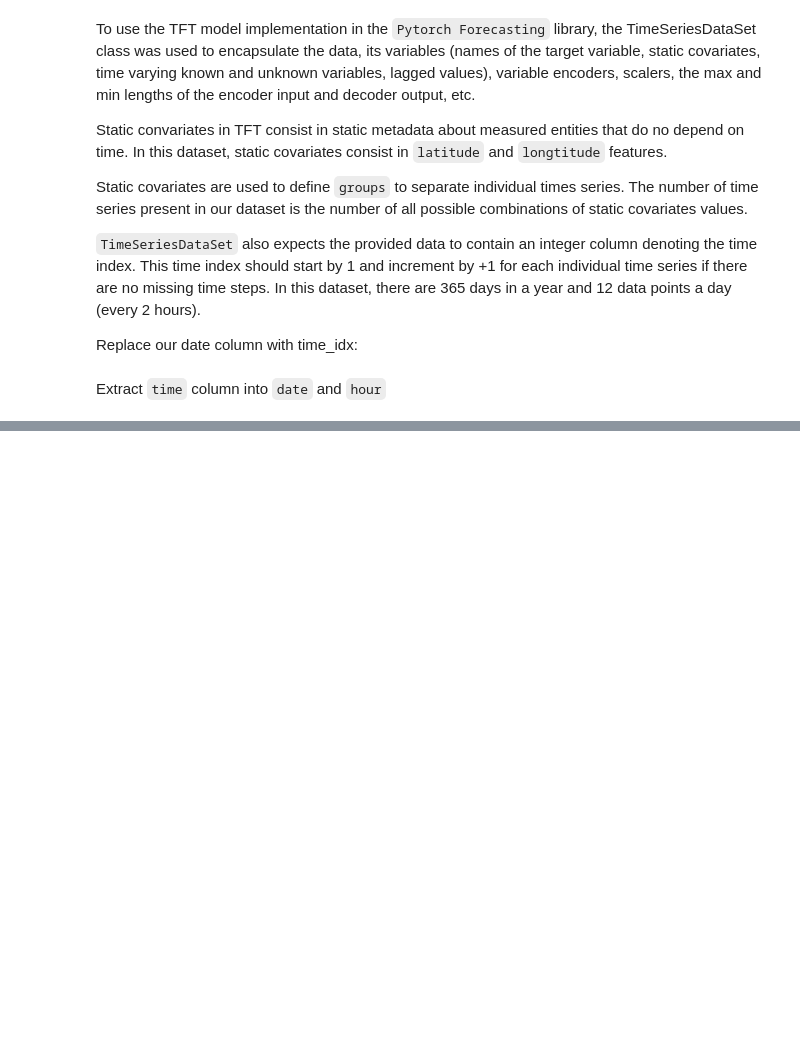
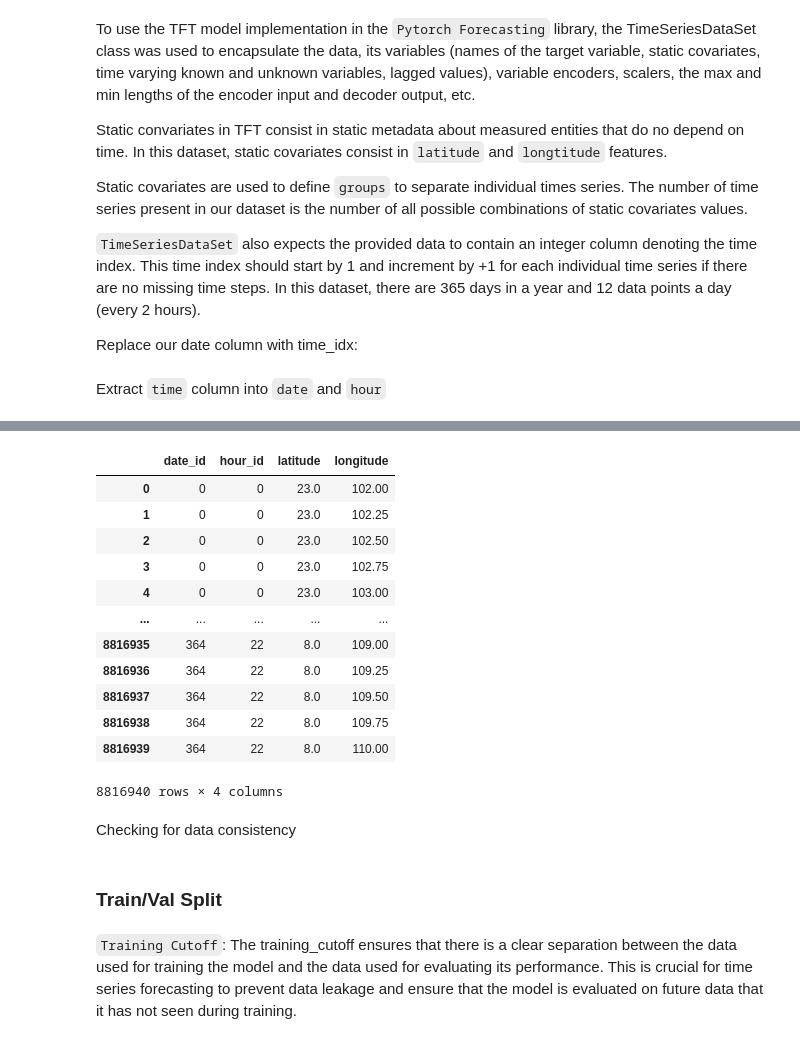
Before and after one commit to anhphan2705/cloud_predictor, a Jupyter notebook: notebooks/data_process.ipynb, the cells around one changed output, grey strips where cells are left out. Drawn from its saved outputs; the diff is of its cells as text; code cells hidden in the pictures; blank space fills up the shorter version.

```diff
--- a/notebooks/data_process.ipynb
+++ b/notebooks/data_process.ipynb
@@ -562,0 +574,50 @@ merged_df
+# %%
+# Ensure 'time' is in datetime format
+test_df['time'] = pd.to_datetime(test_df['time'])
+
+# Drop duplicates to get unique time values and reset index
+unique_times = test_df[['time']].drop_duplicates(ignore_index=True)
+
+# Extract 'date' and 'hour' from 'time'
+unique_times['date'] = unique_times['time'].dt.date
+unique_times['hour_id'] = unique_times['time'].dt.hour
+
+# Factorize the 'date' column to get an incrementing count
+unique_times['date_id'] = pd.factorize(unique_times['date'])[0]
+
+# # Drop the original 'date' column
+unique_times = unique_times.drop(['date'], axis=1)
+
+# Merge the DataFrames on the 'time' column
+merged_df = pd.merge(test_df, unique_times, on='time')
+
+# Reorder columns to place 'hour_id' and 'date_id' at the beginning
+cols = ['date_id', 'hour_id'] + [col for col in merged_df.columns if col not in ['hour_id', 'date_id']]
+merged_df = merged_df[cols]
+
+# Drop the original 'time' and 'hour' column
+merged_df = merged_df.drop(['time'], axis=1)
+
+# Assuming 'test_df' is your DataFrame
+columns_to_remove = ["tcc", "hcc", "mcc", "lcc", "tciw", "tclw"]
+
+# Remove the specified columns
+test_df = merged_df.drop(columns=columns_to_remove)
+
+test_df
+# %% [output]
+|  | date_id | hour_id | latitude | longitude |
+| 0 | 0 | 0 | 23.0 | 102.00 |
+| 1 | 0 | 0 | 23.0 | 102.25 |
+| 2 | 0 | 0 | 23.0 | 102.50 |
+| 3 | 0 | 0 | 23.0 | 102.75 |
+| 4 | 0 | 0 | 23.0 | 103.00 |
+| ... | ... | ... | ... | ... |
+| 8816935 | 364 | 22 | 8.0 | 109.00 |
+| 8816936 | 364 | 22 | 8.0 | 109.25 |
+| 8816937 | 364 | 22 | 8.0 | 109.50 |
+| 8816938 | 364 | 22 | 8.0 | 109.75 |
+| 8816939 | 364 | 22 | 8.0 | 110.00 |
+8816940 rows × 4 columns
+# %% [markdown]
+Checking for data consistency
@@ -562,0 +638,4 @@ merged_df
+# %% [markdown]
+### Train/Val Split
+# %% [markdown]
+`Training Cutoff`: The training_cutoff ensures that there is a clear separation between the data used for training the model and the data used for evaluating its performance. This is crucial for time series forecasting to prevent data leakage and ensure that the model is evaluated on future data that it has not seen during training.
```
Also changed, not shown: parts of 41 cells of this notebook, 2 other files.
